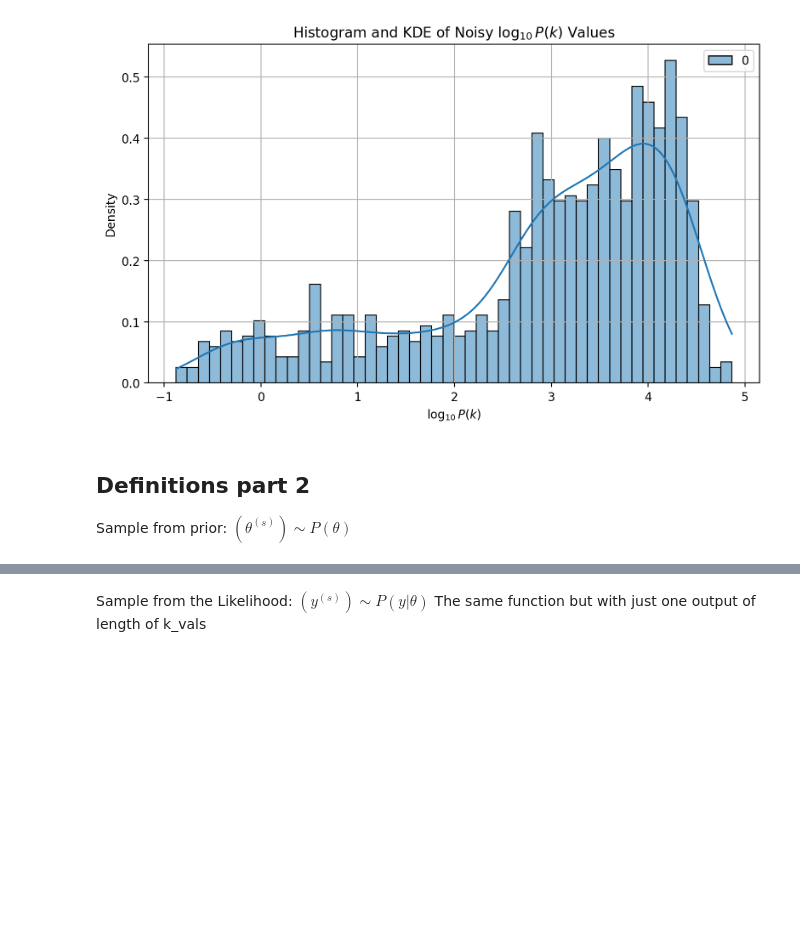
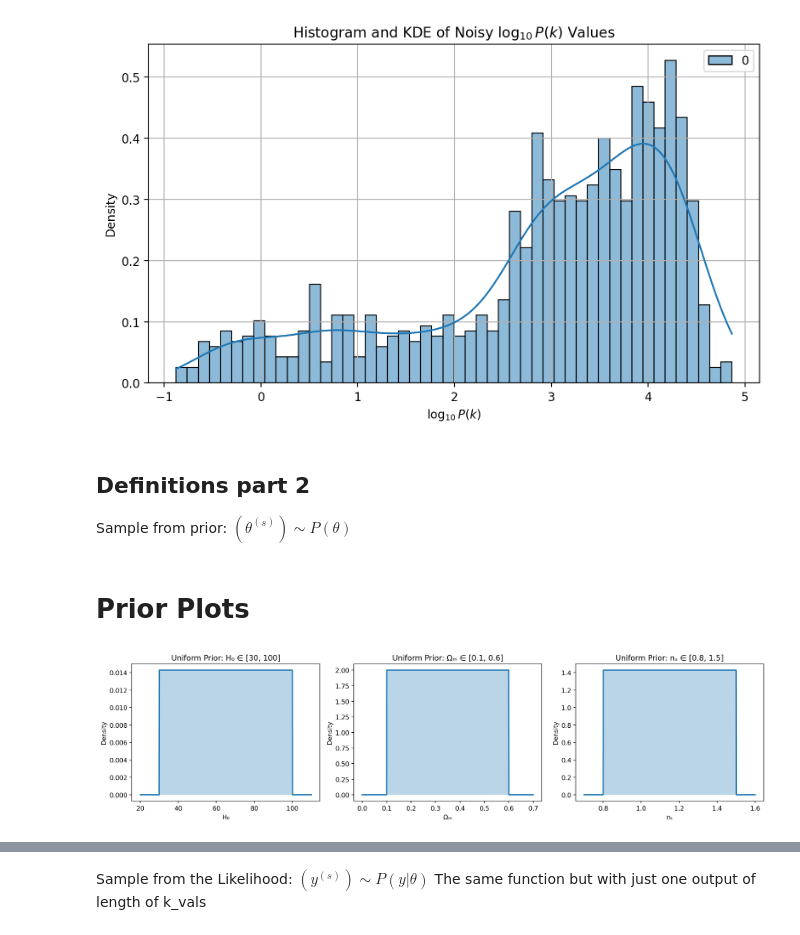
Before and after one commit to lapulga-10/Estimating-Cosmological-Parameters-from-Galaxy-Power-Spectrum-, a Jupyter notebook: Rahul_try2.ipynb, the cells around one changed output, grey strips where cells are left out. Cells and saved outputs as stored; diff of their text form; code cells hidden in the pictures; blank space fills up the shorter version.

```diff
--- a/Rahul_try2.ipynb
+++ b/Rahul_try2.ipynb
@@ -168,3 +168,57 @@ def prior(seed=None):
         'Omega_m': Omega_m,
         'n_s': n_s
     }
+# %% [markdown]
+# Prior Plots
+# %%
+
+# Parameter ranges
+H0_range = (30, 100)
+Om_range = (0.1, 0.6)
+ns_range = (0.8, 1.5)
+
+# Define x values
+x_H0 = np.linspace(20, 110, 1000)
+x_Om = np.linspace(0, 0.7, 1000)
+x_ns = np.linspace(0.7, 1.6, 1000)
+
+# Uniform densities
+def uniform_density(x, a, b):
+    return np.where((x >= a) & (x <= b), 1 / (b - a), 0)
+
+# Compute densities
+y_H0 = uniform_density(x_H0, *H0_range)
+y_Om = uniform_density(x_Om, *Om_range)
+y_ns = uniform_density(x_ns, *ns_range)
+
+# Plotting
+plt.figure(figsize=(15, 4))
+
+# H0
+plt.subplot(1, 3, 1)
+plt.plot(x_H0, y_H0, lw=2)
+plt.fill_between(x_H0, 0, y_H0, alpha=0.3)
+plt.title('Uniform Prior: H₀ ∈ [30, 100]')
+plt.xlabel('H₀')
+plt.ylabel('Density')
+
+# Ωm
+plt.subplot(1, 3, 2)
+plt.plot(x_Om, y_Om, lw=2)
+plt.fill_between(x_Om, 0, y_Om, alpha=0.3)
+plt.title('Uniform Prior: Ωₘ ∈ [0.1, 0.6]')
+plt.xlabel('Ωₘ')
+plt.ylabel('Density')
+
+# ns
+plt.subplot(1, 3, 3)
+plt.plot(x_ns, y_ns, lw=2)
+plt.fill_between(x_ns, 0, y_ns, alpha=0.3)
+plt.title('Uniform Prior: nₛ ∈ [0.8, 1.5]')
+plt.xlabel('nₛ')
+plt.ylabel('Density')
+
+plt.tight_layout()
+plt.show()
+# %% [output]
+[figure, added]
```
Also changed, not shown: parts of 32 cells of this notebook.
